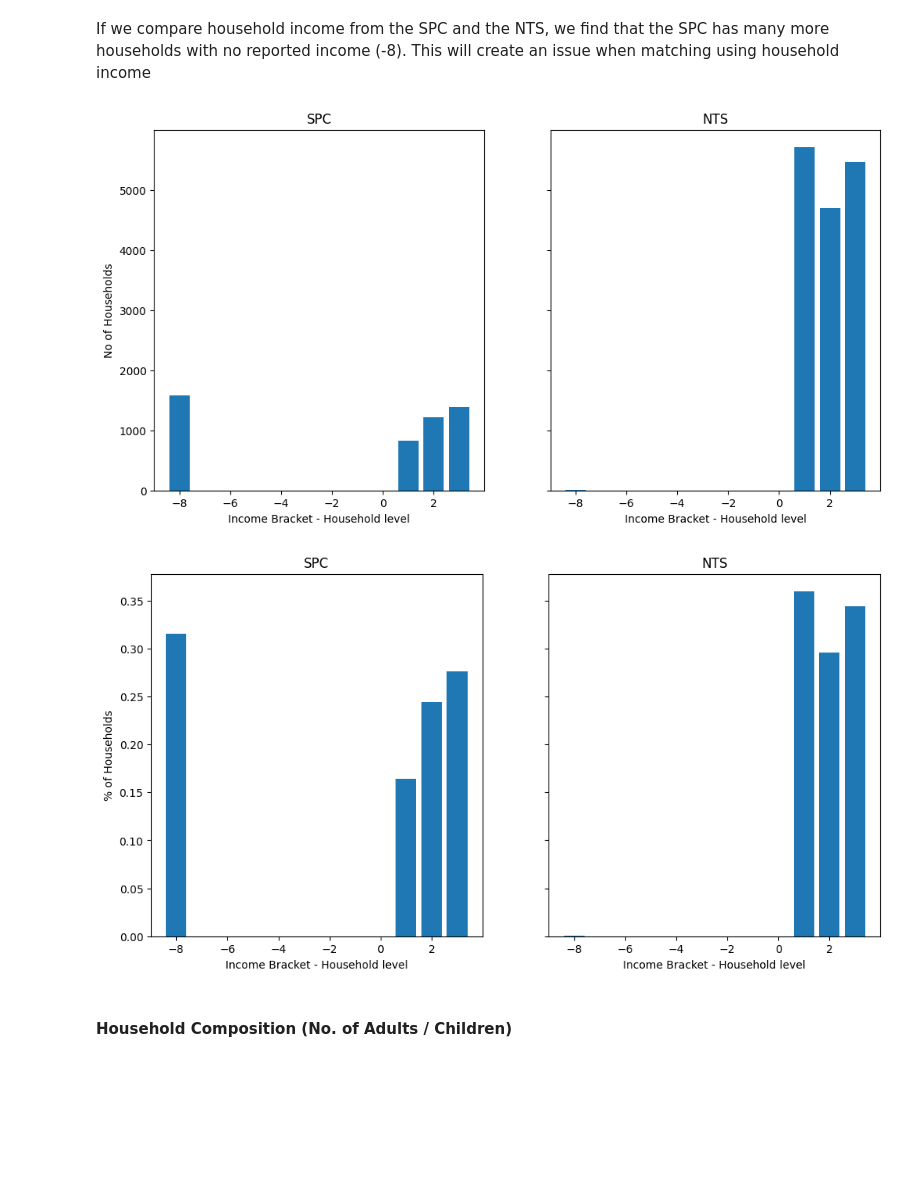
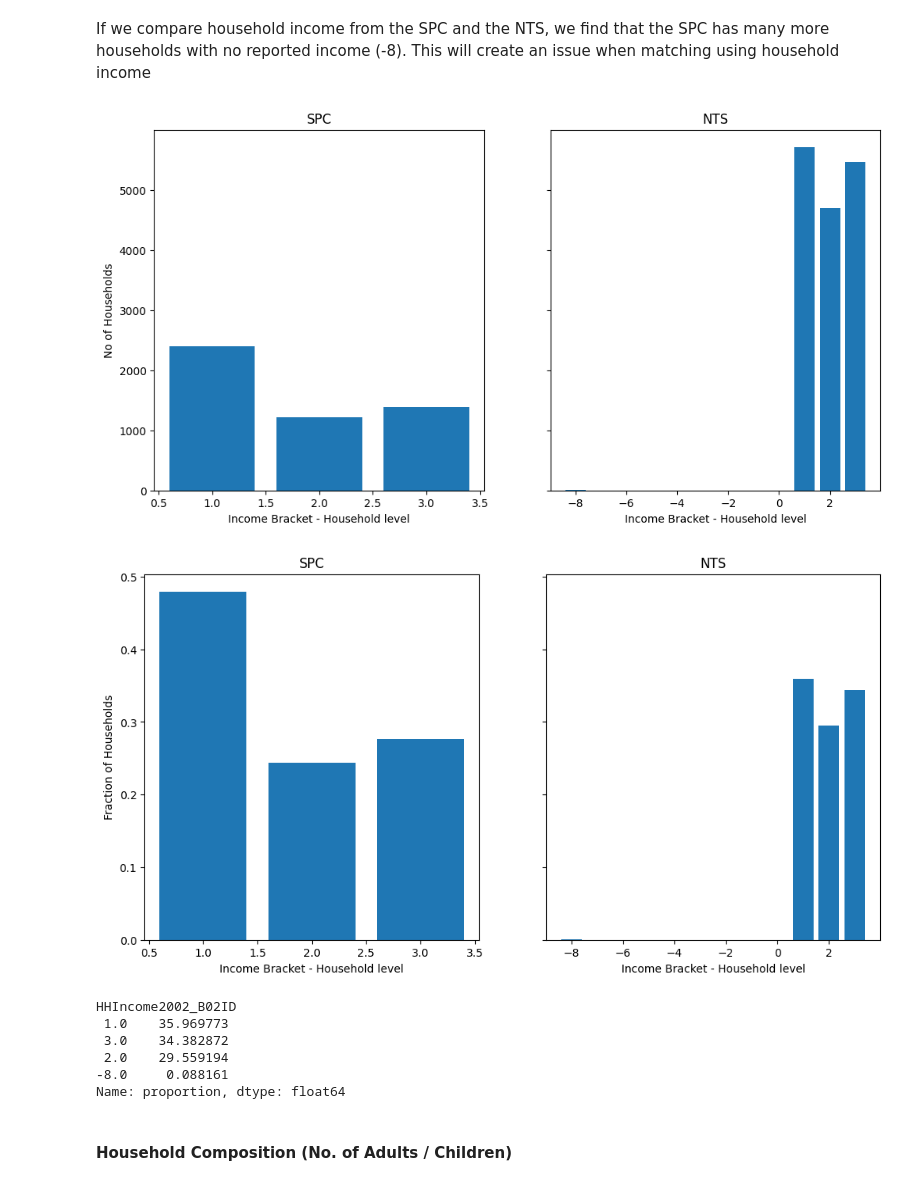
Before and after one commit to Urban-Analytics-Technology-Platform/acbm, a Jupyter notebook: notebooks/statistical_matching.ipynb, the cells around one changed output. Saved outputs shown, nothing was run; the diff lists cells and outputs as text; code cells hidden in the pictures; blank space fills up the shorter version.

Commit message:
pension age and salary matching, relevant to #11

```diff
--- a/notebooks/statistical_matching.ipynb
+++ b/notebooks/statistical_matching.ipynb
@@ -81,0 +112,34 @@ nts_trips = pd.read_csv(path_trips, sep="\t")
+# %%
+path_households = "../data/nts/UKDA-5340-tab/tab/household_eul_2002-2022.tab"
+nts_households = pd.read_csv(path_households,
+                             sep="\t",
+                             usecols = ['HouseholdID',
+                                        'PSUID',
+                                        'HHIncome2002_B02ID',
+                                        'AddressType_B01ID', # type of house
+                                        'Ten1_B02ID', # type of tenure
+                                        'HHoldNumAdults', # total no. of adults in household
+                                        'HHoldNumChildren', # total no. of children in household
+                                        'HHoldNumPeople', # total no. of people in household
+                                        'NumLicHolders', # total no. of driving license holders in household
+                                        'HHoldEmploy_B01ID', # number of employed in household
+                                        'NumBike', # no. of bikes
+                                        'NumCar', # no. of cars
+                                        'NumVanLorry', # no. of vans or lorries
+                                        'NumMCycle', # no. of motorcycles
+                                        'WalkBus_B01ID', # walk time from house to nearest bus stop
+                                        'Getbus_B01ID', # frequency of bus service
+                                        'WalkRail_B01ID', # walk time from house to nearest rail station
+                                        'JTimeHosp_B01ID', # journey time to nearest hospital
+                                        'DVShop_B01ID', # person no. for main food shooper in hh
+                                        'Settlement2011EW_B03ID', # ONS Urban/Rural: 2 categories
+                                        'Settlement2011EW_B04ID', # ONS Urban/Rural: 3 categories
+                                        'HHoldOAClass2011_B03ID', # Census 2011 OA Classification
+                                        'HRPWorkStat_B02ID', # HH ref person working status
+                                        'HRPSEGWorkStat_B01ID', #  HH ref person socio economic group for active workers
+                                        'W0', # Unweighted interview sample
+                                        'W1', # Unweighted diary sample
+                                        'W2', # Weighted diary sample
+                                        'W3', # Weighted interview sample
+                                        ]
+  )
@@ -277,16 +378,14 @@ Households without reported income = 1577
 # %%
-
-
 # --- Recode column so that it matches the reported NTS values (Use income_dict_nts_hh dictionary for reference)
 
-# Define the bins
+# Define the bins (first )
 bins = [0, 24999, 49999, np.inf]
 # Define the labels for the bins
 labels = [1, 2, 3]
 
 spc_edited = spc_edited.copy()
 
-spc_edited['salary_yearly_hh_cat'] = (pd.cut(spc_edited['salary_yearly_hh'], bins=bins, labels=labels)
+spc_edited['salary_yearly_hh_cat'] = (pd.cut(spc_edited['salary_yearly_hh'], bins=bins, labels=labels, include_lowest=True)
                                        .astype('str')
                                        .astype('float'))
 
@@ -301,28 +400,38 @@ If we compare household income from the SPC and the NTS, we find that the SPC ha
 # %%
 # bar plot showing spc_edited.salary_yearly_hh_cat and nts_households_filtered.HHIncome2002_B02ID side by side
 fig, ax = plt.subplots(1, 2, figsize=(12, 6), sharey=True)
 ax[0].bar(spc_edited['salary_yearly_hh_cat'].value_counts().index, spc_edited['salary_yearly_hh_cat'].value_counts().values)
 ax[0].set_title('SPC')
 ax[0].set_xlabel('Income Bracket - Household level')
 ax[0].set_ylabel('No of Households')
 ax[1].bar(nts_households_filtered['HHIncome2002_B02ID'].value_counts().index, nts_households_filtered['HHIncome2002_B02ID'].value_counts().values)
 ax[1].set_title('NTS')
 ax[1].set_xlabel('Income Bracket - Household level')
 plt.show()
 
 # same as above but (%)
 fig, ax = plt.subplots(1, 2, figsize=(12, 6), sharey=True)
 ax[0].bar(spc_edited['salary_yearly_hh_cat'].value_counts(normalize=True).index, spc_edited['salary_yearly_hh_cat'].value_counts(normalize=True).values)
 ax[0].set_title('SPC')
 ax[0].set_xlabel('Income Bracket - Household level')
-ax[0].set_ylabel('% of Households')
+ax[0].set_ylabel('Fraction of Households')
 ax[1].bar(nts_households_filtered['HHIncome2002_B02ID'].value_counts(normalize=True).index, nts_households_filtered['HHIncome2002_B02ID'].value_counts(normalize=True).values)
 ax[1].set_title('NTS')
 ax[1].set_xlabel('Income Bracket - Household level')
 plt.show()
 # %% [output]
-[figure, old version]
+[figure, new version]
-[figure, old version]
+[figure, new version]
+# %%
+# get the % of households in each income bracket for the nts
+nts_households_filtered['HHIncome2002_B02ID'].value_counts(normalize=True) * 100
+# %% [output]
+HHIncome2002_B02ID
+ 1.0    35.969773
+ 3.0    34.382872
+ 2.0    29.559194
+-8.0     0.088161
+Name: proportion, dtype: float64
 # %% [markdown]
 #### Household Composition (No. of Adults / Children)
 # %%
```
Also changed, not shown: parts of 31 cells of this notebook, 1 other file.
